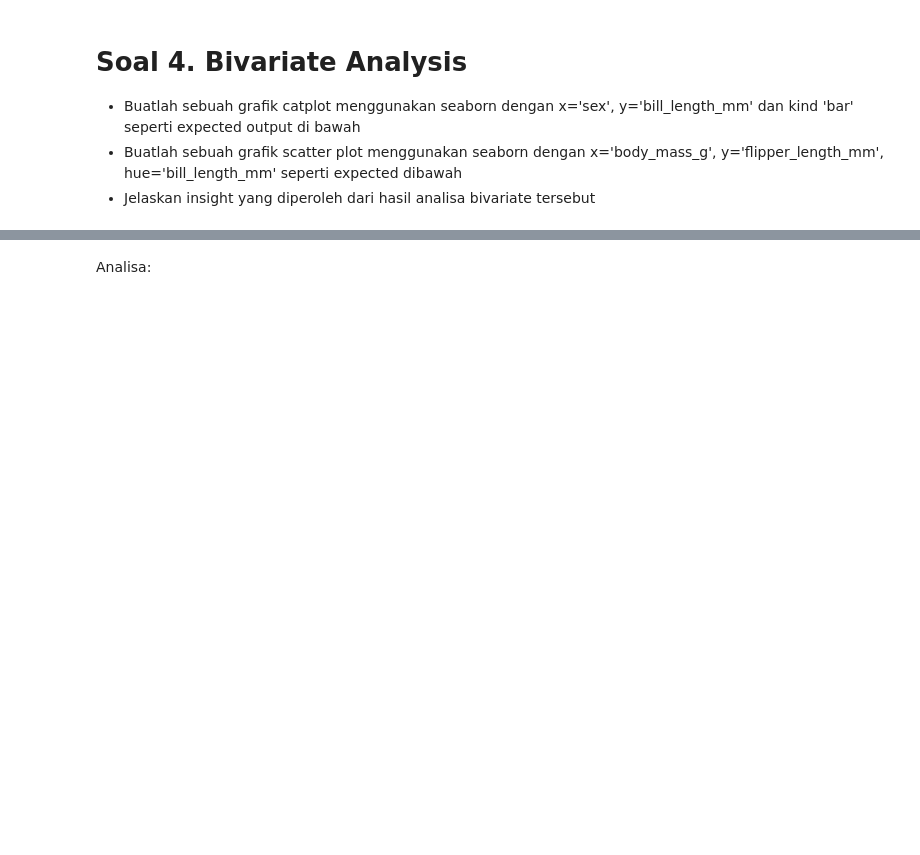
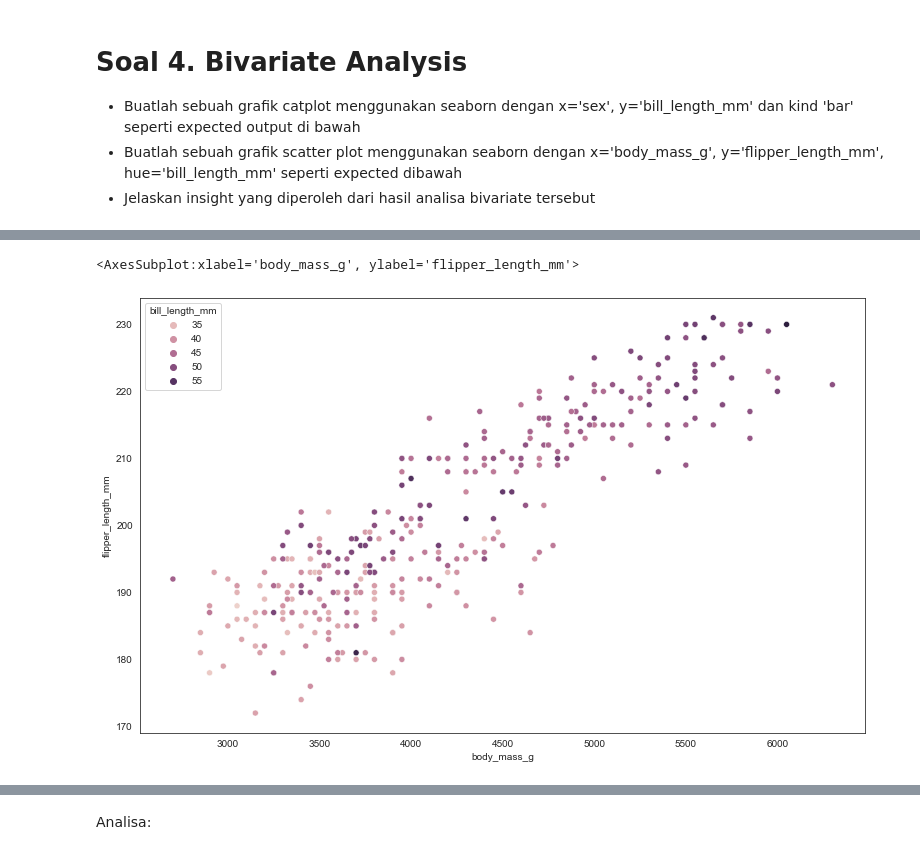
Before and after one commit to benidictusgalihmp/DS-SanberCode, a Jupyter notebook: W04/W04_T02.ipynb, the cells around one changed output, grey strips where cells are left out. Drawn from its saved outputs; the diff is of its cells as text; code cells hidden in the pictures; blank space fills up the shorter version.

```diff
--- a/W04/W04_T02.ipynb
+++ b/W04/W04_T02.ipynb
@@ -152,3 +189,15 @@ Analisa:
+# %%
+# set figure or canvas size
+sns.set({'figure.figsize':(13,8)})
+
+# set axes style into white
+sns.set_style('white')
+
+# plotting dataframe
+sns.scatterplot(x='body_mass_g', y='flipper_length_mm', data=df, hue='bill_length_mm')
+# %% [output]
+<AxesSubplot:xlabel='body_mass_g', ylabel='flipper_length_mm'>
+[figure, added]
 # %% [markdown]
 Expected Output:
 
```
Also changed, not shown: parts of 6 cells of this notebook.
